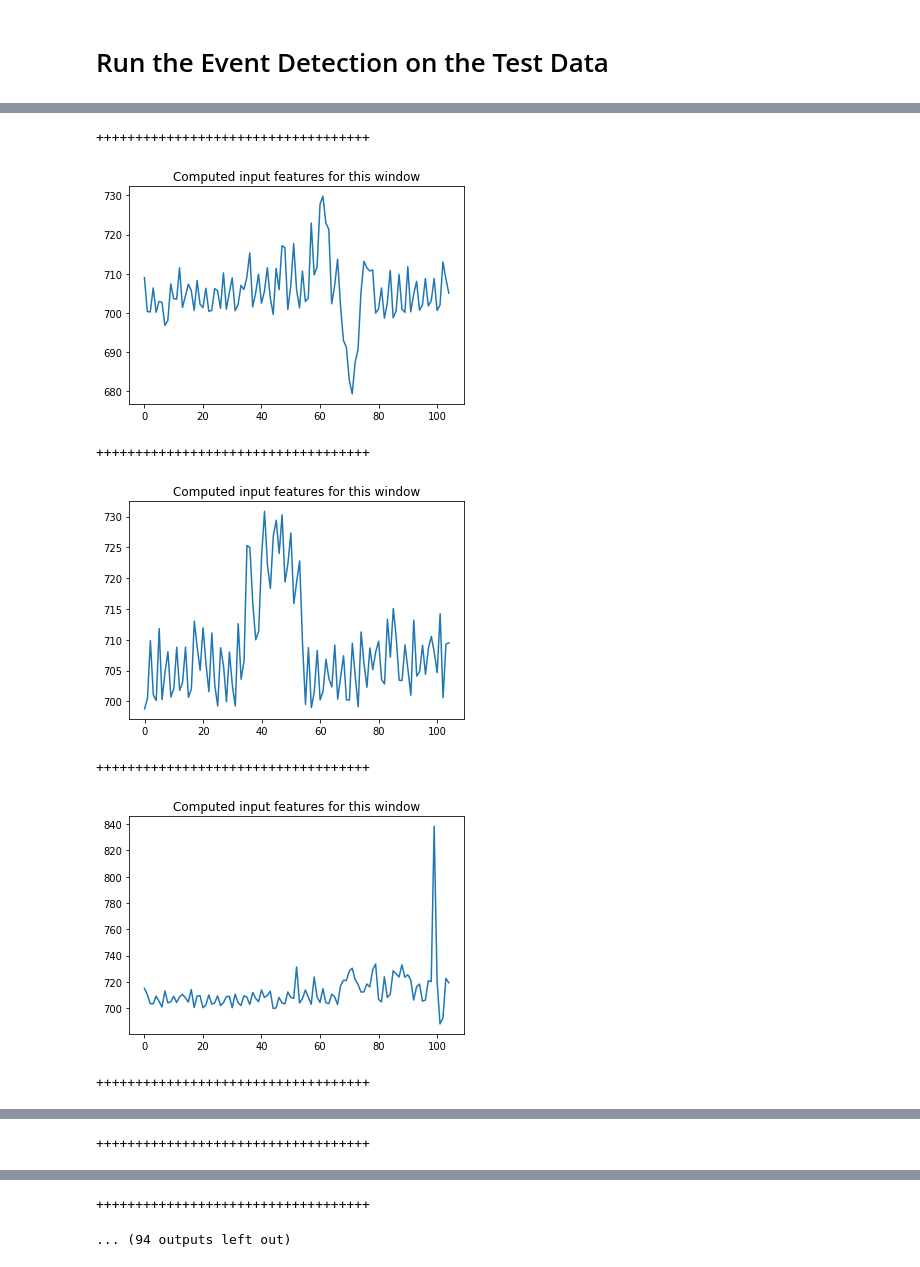
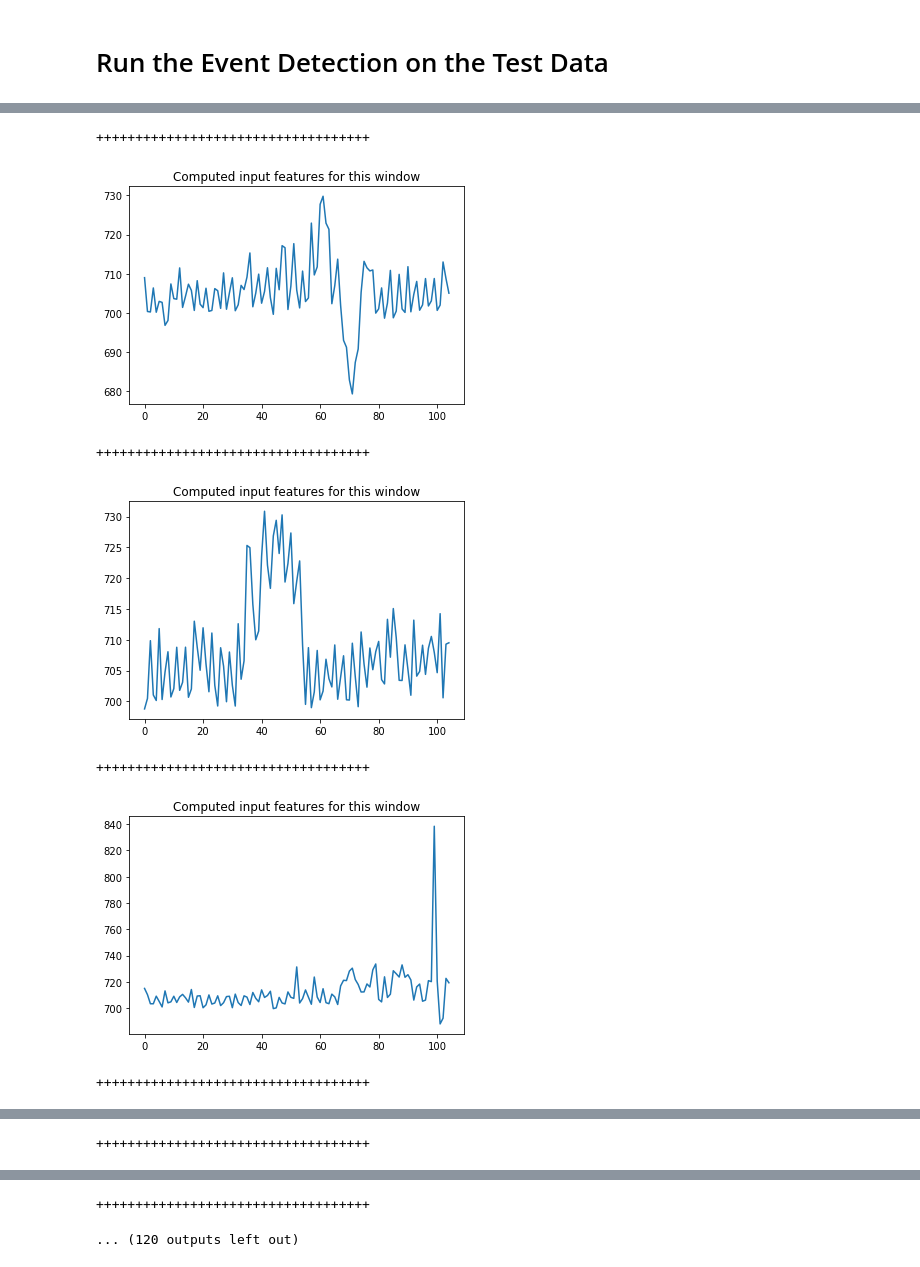
Before and after one commit to Leinadj/MEED-An-Unsupervised-Multi-Environment-EventDetector-for-Non-Intrusive-Load-Monitoring, a Jupyter notebook: Notebooks/Liu_Ripple.ipynb, the cells around one changed output, grey strips where cells are left out. Cells and saved outputs as stored; diff of their text form; code cells hidden in the pictures.

```diff
--- a/Notebooks/Liu_Ripple.ipynb
+++ b/Notebooks/Liu_Ripple.ipynb
@@ -183,7 +177,7 @@ relative_offset = (relative_offset / 60) * SAMPLERATE_BLUED # convert the relati
 while samples_remaining >= samples_raw_per_window_BLUED: #while we still have samples to "stream" do the following
 
     window_stop = int(window_start + samples_raw_per_window_BLUED) # compute end index of the new window
-    window_start_timestamp = file_info["file_start"] + timedelta(seconds=30) #first 30 seconds used for training
+    window_start_timestamp = file_info["file_start"]
 
     # Get the voltage and current windows
     voltage_window = voltage[window_start:window_stop]
@@ -216,12 +210,15 @@ while samples_remaining >= samples_raw_per_window_BLUED: #while we still have sa
             for event in events_postprocessed:
                 print("Event Detected at " + str(event))
 
+         # We need to update the data points that remain for streaming now.
 
+
+
+    # We need to update the data points that remain for streaming now.
+    samples_remaining -=  samples_raw_per_window_BLUED
+    samples_remaining += abs(relative_offset) # adjust the remaining samples for the overlap, i.e. we add the relative_offset
 
     # We start at the end of the previous window
     window_start = int(window_stop - relative_offset)
     print("+++++++++++++++++++++++++++++++++++")
-
-    # We need to update the data points that remain for streaming now.
-    samples_remaining -= samples_raw_per_window_BLUED
 # %% [output]
@@ -229,7 +226,7 @@ while samples_remaining >= samples_raw_per_window_BLUED: #while we still have sa
 +++++++++++++++++++++++++++++++++++
-[figure, old version]
+[figure, new version]
 +++++++++++++++++++++++++++++++++++
-[figure, old version]
+[figure, new version]
 +++++++++++++++++++++++++++++++++++
-[figure, old version]
+[figure, new version]
 +++++++++++++++++++++++++++++++++++
@@ -239,2 +236,2 @@ while samples_remaining >= samples_raw_per_window_BLUED: #while we still have sa
 +++++++++++++++++++++++++++++++++++
-... (94 outputs left out)
+... (120 outputs left out)
```
Also changed, not shown: parts of 3 cells of this notebook, 1 other file.
